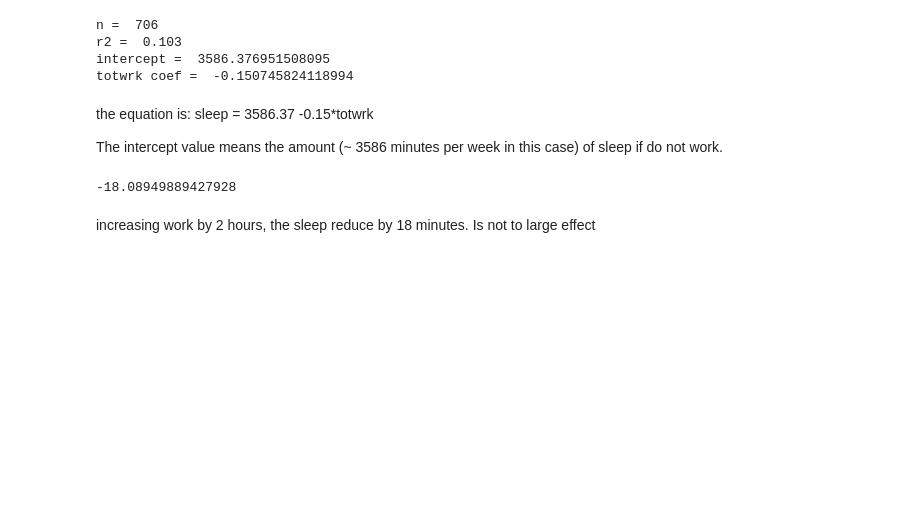
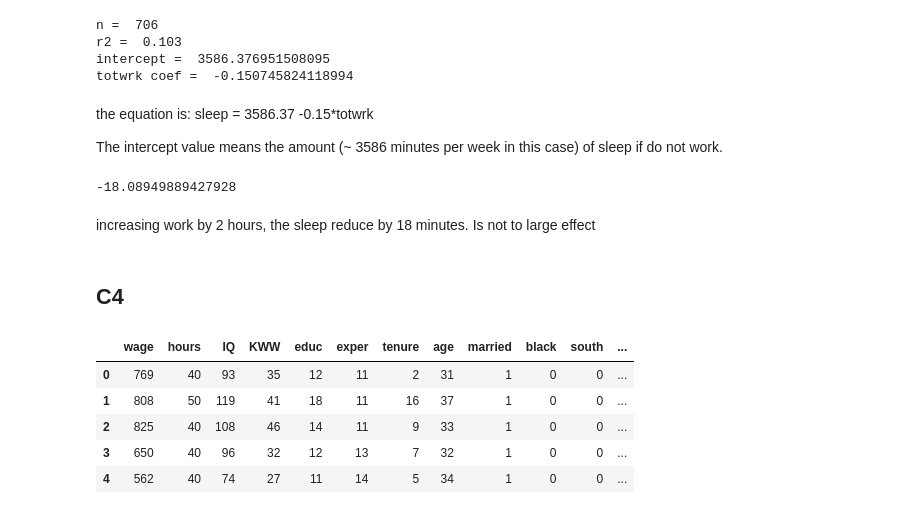
Before and after one commit to fabioismerim/intro_metrics_modern_approach, a Jupyter notebook: chap_02.ipynb, the cells around one changed output. Cells and saved outputs as stored; diff of their text form; code cells hidden in the pictures; blank space fills up the shorter version.

```diff
--- a/chap_02.ipynb
+++ b/chap_02.ipynb
@@ -261,3 +261,15 @@ totwrk
 -18.08949889427928
 # %% [markdown]
 increasing work by 2 hours, the sleep reduce by 18 minutes. Is not to large effect
+# %% [markdown]
+## C4
+# %%
+df_wage= wr.data('wage2')
+df_wage.head()
+# %% [output]
+|  | wage | hours | IQ | KWW | educ | exper | tenure | age | married | black | south | ... |
+| 0 | 769 | 40 | 93 | 35 | 12 | 11 | 2 | 31 | 1 | 0 | 0 | ... |
+| 1 | 808 | 50 | 119 | 41 | 18 | 11 | 16 | 37 | 1 | 0 | 0 | ... |
+| 2 | 825 | 40 | 108 | 46 | 14 | 11 | 9 | 33 | 1 | 0 | 0 | ... |
+| 3 | 650 | 40 | 96 | 32 | 12 | 13 | 7 | 32 | 1 | 0 | 0 | ... |
+| 4 | 562 | 40 | 74 | 27 | 11 | 14 | 5 | 34 | 1 | 0 | 0 | ... |
```
Also changed, not shown: parts of 15 cells of this notebook.
